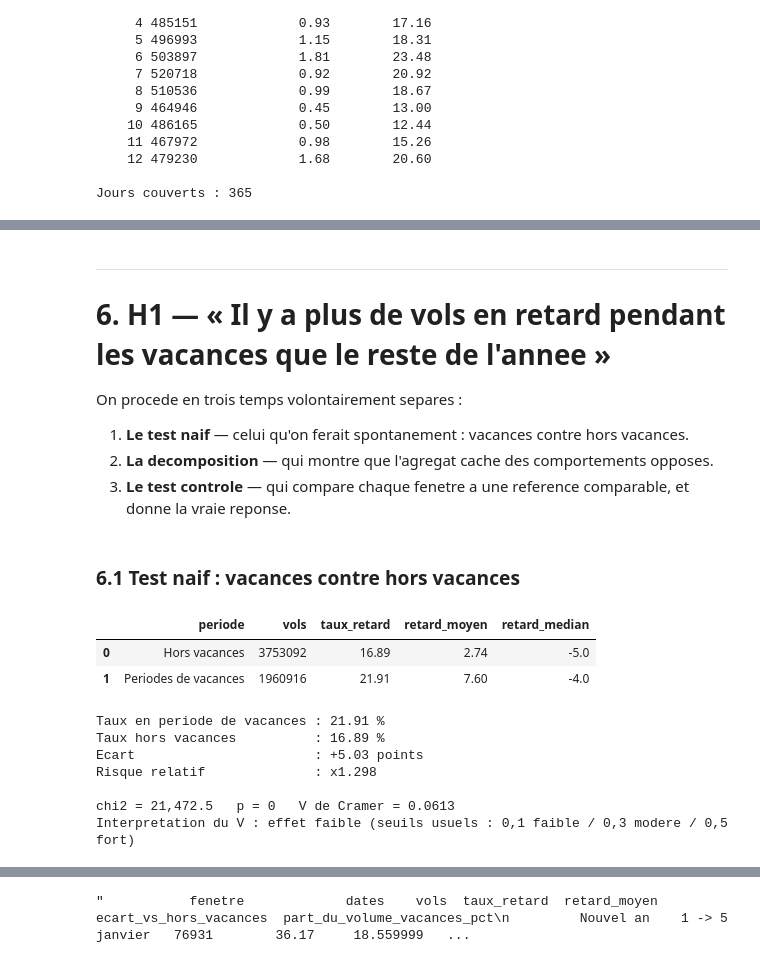
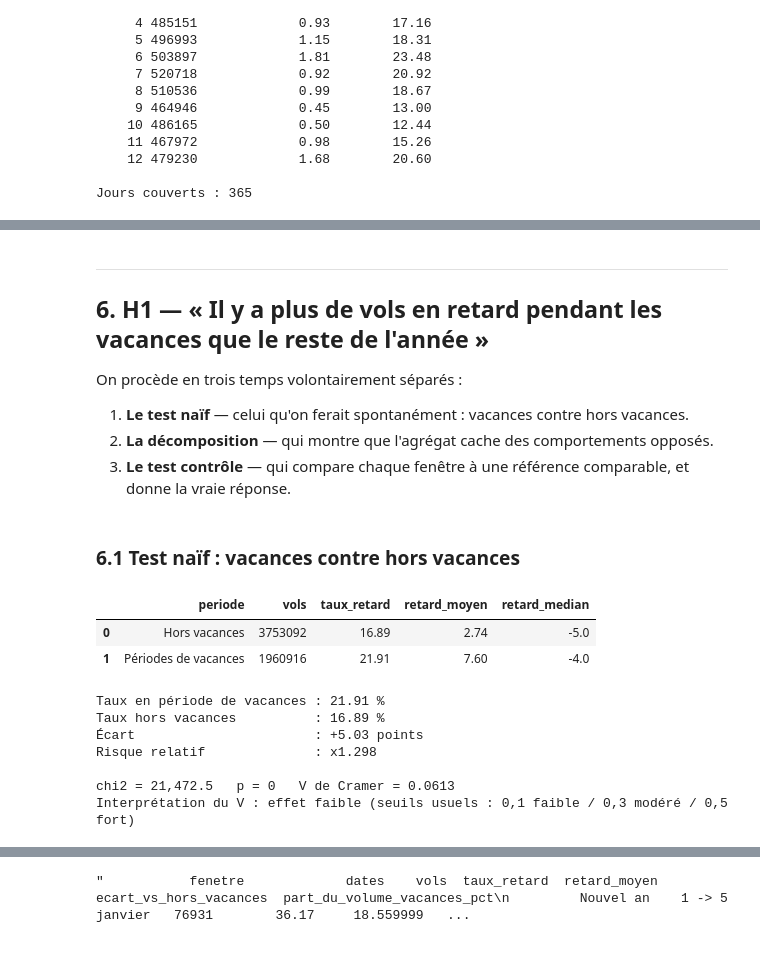
Before and after one commit to prodyge94/restitution, a Jupyter notebook: notebook_analyse_v2.ipynb, the cells around one changed output, grey strips where cells are left out. Saved outputs shown, nothing was run; the diff lists cells and outputs as text; code cells hidden in the pictures.

```diff
--- a/notebook_analyse_v2.ipynb
+++ b/notebook_analyse_v2.ipynb
@@ -315,21 +331,21 @@ C'est un **proxy**, pas une verite : il sera confronte a la realite des donnees
 # %%
-d = vols.DATE
-FENETRES = {
-    "Vacances d'ete":     (vols.MONTH.isin([6, 7, 8]),                    "juin -> aout"),
-    "Nouvel an":          (vols.MONTH.eq(1) & vols.DAY.le(5),             "1 -> 5 janvier"),
+d = flights.DATE
+HOLIDAY_WINDOWS = {
+    "Vacances d'été":     (flights.MONTH.isin([6, 7, 8]),                    "juin -> août"),
+    "Nouvel an":          (flights.MONTH.eq(1) & flights.DAY.le(5),             "1 -> 5 janvier"),
     "Thanksgiving":       (d.between("2015-11-20", "2015-11-30"),         "20 -> 30 novembre"),
-    "Noel / fin d'annee": (d.between("2015-12-18", "2015-12-31"),         "18 -> 31 decembre"),
+    "Noël / fin d'année": (d.between("2015-12-18", "2015-12-31"),         "18 -> 31 décembre"),
 }
 
-vols["EST_VACANCES"] = np.logical_or.reduce([m for m, _ in FENETRES.values()])
-vols["FENETRE"] = np.select(
-    [m for m, _ in FENETRES.values()], list(FENETRES), default="Hors vacances",
+flights["EST_VACANCES"] = np.logical_or.reduce([m for m, _ in HOLIDAY_WINDOWS.values()])
+flights["FENETRE"] = np.select(
+    [m for m, _ in HOLIDAY_WINDOWS.values()], list(HOLIDAY_WINDOWS), default="Hors vacances",
 )
-# Pics de fin d'annee seuls : utile pour isoler l'effet saison de l'effet fete.
-vols["EST_PIC_FETE"] = np.logical_or.reduce([FENETRES[k][0] for k in
-                                             ("Nouvel an", "Thanksgiving", "Noel / fin d'annee")])
+# Pics de fin d'année seuls : utile pour isoler l'effet saison de l'effet fête.
+flights["EST_PIC_FETE"] = np.logical_or.reduce([HOLIDAY_WINDOWS[k][0] for k in
+                                             ("Nouvel an", "Thanksgiving", "Noël / fin d'année")])
 
-print(vols.FENETRE.value_counts().to_string())
+print(flights.FENETRE.value_counts().to_string())
 # %% [output]
 FENETRE
 Hors vacances         3823210
@@ -519,42 +535,42 @@ Controle aerien / aeroport 15749     17.52
 # %% [markdown]
 ---
-# 6. H1 — « Il y a plus de vols en retard pendant les vacances que le reste de l'annee »
+## 6. H1 — « Il y a plus de vols en retard pendant les vacances que le reste de l'année »
 
-On procede en trois temps volontairement separes :
+On procède en trois temps volontairement séparés :
 
-1. **Le test naif** — celui qu'on ferait spontanement : vacances contre hors vacances.
-2. **La decomposition** — qui montre que l'agregat cache des comportements opposes.
-3. **Le test controle** — qui compare chaque fenetre a une reference comparable, et donne la vraie reponse.
+1. **Le test naïf** — celui qu'on ferait spontanément : vacances contre hors vacances.
+2. **La décomposition** — qui montre que l'agrégat cache des comportements opposés.
+3. **Le test contrôle** — qui compare chaque fenêtre à une référence comparable, et donne la vraie réponse.
 # %% [markdown]
-### 6.1 Test naif : vacances contre hors vacances
+### 6.1 Test naïf : vacances contre hors vacances
 # %%
-h1_naif = exploitables.groupby(vols.EST_VACANCES, observed=True).agg(
+h1_naive = completed_flights.groupby(flights.EST_VACANCES, observed=True).agg(
     vols=("EST_EN_RETARD", "size"),
     taux_retard=("EST_EN_RETARD", "mean"),
     retard_moyen=("ARRIVAL_DELAY", "mean"),
     retard_median=("ARRIVAL_DELAY", "median"),
 ).reset_index()
-h1_naif["periode"] = np.where(h1_naif.EST_VACANCES, "Periodes de vacances", "Hors vacances")
-h1_naif["taux_retard"] *= 100
+h1_naive["periode"] = np.where(h1_naive.EST_VACANCES, "Périodes de vacances", "Hors vacances")
+h1_naive["taux_retard"] *= 100
 
-TAUX_VAC = float(h1_naif.loc[h1_naif.EST_VACANCES, "taux_retard"].iloc[0])
-TAUX_HORS = float(h1_naif.loc[~h1_naif.EST_VACANCES, "taux_retard"].iloc[0])
-ECART_NAIF = TAUX_VAC - TAUX_HORS
+HOLIDAY_RATE = float(h1_naive.loc[h1_naive.EST_VACANCES, "taux_retard"].iloc[0])
+BASELINE_RATE = float(h1_naive.loc[~h1_naive.EST_VACANCES, "taux_retard"].iloc[0])
+NAIVE_GAP = HOLIDAY_RATE - BASELINE_RATE
 
-h1_naif[["periode", "vols", "taux_retard", "retard_moyen", "retard_median"]].round(2)
+h1_naive[["periode", "vols", "taux_retard", "retard_moyen", "retard_median"]].round(2)
 # %% [output]
 |  | periode | vols | taux_retard | retard_moyen | retard_median |
 | 0 | Hors vacances | 3753092 | 16.89 | 2.74 | -5.0 |
-| 1 | Periodes de vacances | 1960916 | 21.91 | 7.60 | -4.0 |
+| 1 | Périodes de vacances | 1960916 | 21.91 | 7.60 | -4.0 |
 # %%
-def test_chi2(masque_groupe, masque_cible, base):
+def chi2_test(group_mask, target_mask, base):
     """Chi-2 d'independance + taille d'effet. Renvoie un dict lisible.
 
     Sur plusieurs millions de lignes, la p-value n'apprend plus rien : elle est toujours
-    inferieure a 0,05. On renvoie donc systematiquement le V de Cramer et le risque relatif,
+    inférieure à 0,05. On renvoie donc systématiquement le V de Cramer et le risque relatif,
     qui eux mesurent l'intensite de la relation et non seulement son existence.
     """
-    table = pd.crosstab(masque_groupe.loc[base.index], masque_cible.loc[base.index])
+    table = pd.crosstab(group_mask.loc[base.index], target_mask.loc[base.index])
     chi2, p, dof, _ = stats.chi2_contingency(table)
     n = table.values.sum()
     v = math.sqrt(chi2 / (n * (min(table.shape) - 1)))
@@ -563,22 +579,22 @@ def test_chi2(masque_groupe, masque_cible, base):
     return {"chi2": round(float(chi2), 1), "p_value": float(p), "dof": int(dof),
             "cramer_v": round(v, 4), "risque_relatif": round(float(p1 / p0), 3), "n": int(n)}
 
-H1_TEST = test_chi2(vols.EST_VACANCES, vols.EST_EN_RETARD, exploitables)
+H1_TEST = chi2_test(flights.EST_VACANCES, flights.EST_EN_RETARD, completed_flights)
 
-print(f"Taux en periode de vacances : {TAUX_VAC:.2f} %")
-print(f"Taux hors vacances          : {TAUX_HORS:.2f} %")
-print(f"Ecart                       : {ECART_NAIF:+.2f} points")
+print(f"Taux en période de vacances : {HOLIDAY_RATE:.2f} %")
+print(f"Taux hors vacances          : {BASELINE_RATE:.2f} %")
+print(f"Écart                       : {NAIVE_GAP:+.2f} points")
 print(f"Risque relatif              : x{H1_TEST['risque_relatif']}")
 print()
 print(f"chi2 = {H1_TEST['chi2']:,.1f}   p = {H1_TEST['p_value']:.3g}   V de Cramer = {H1_TEST['cramer_v']}")
-print(f"Interpretation du V : {'effet faible' if H1_TEST['cramer_v'] < 0.1 else 'effet modere'} "
-      f"(seuils usuels : 0,1 faible / 0,3 modere / 0,5 fort)")
+print(f"Interprétation du V : {'effet faible' if H1_TEST['cramer_v'] < 0.1 else 'effet modéré'} "
+      f"(seuils usuels : 0,1 faible / 0,3 modéré / 0,5 fort)")
 # %% [output]
-Taux en periode de vacances : 21.91 %
+Taux en période de vacances : 21.91 %
 Taux hors vacances          : 16.89 %
-Ecart                       : +5.03 points
+Écart                       : +5.03 points
 Risque relatif              : x1.298
 
 chi2 = 21,472.5   p = 0   V de Cramer = 0.0613
-Interpretation du V : effet faible (seuils usuels : 0,1 faible / 0,3 modere / 0,5 fort)
+Interprétation du V : effet faible (seuils usuels : 0,1 faible / 0,3 modéré / 0,5 fort)
 # %% [markdown]
```
Also changed, not shown: parts of 84 cells of this notebook, 16 other files.
